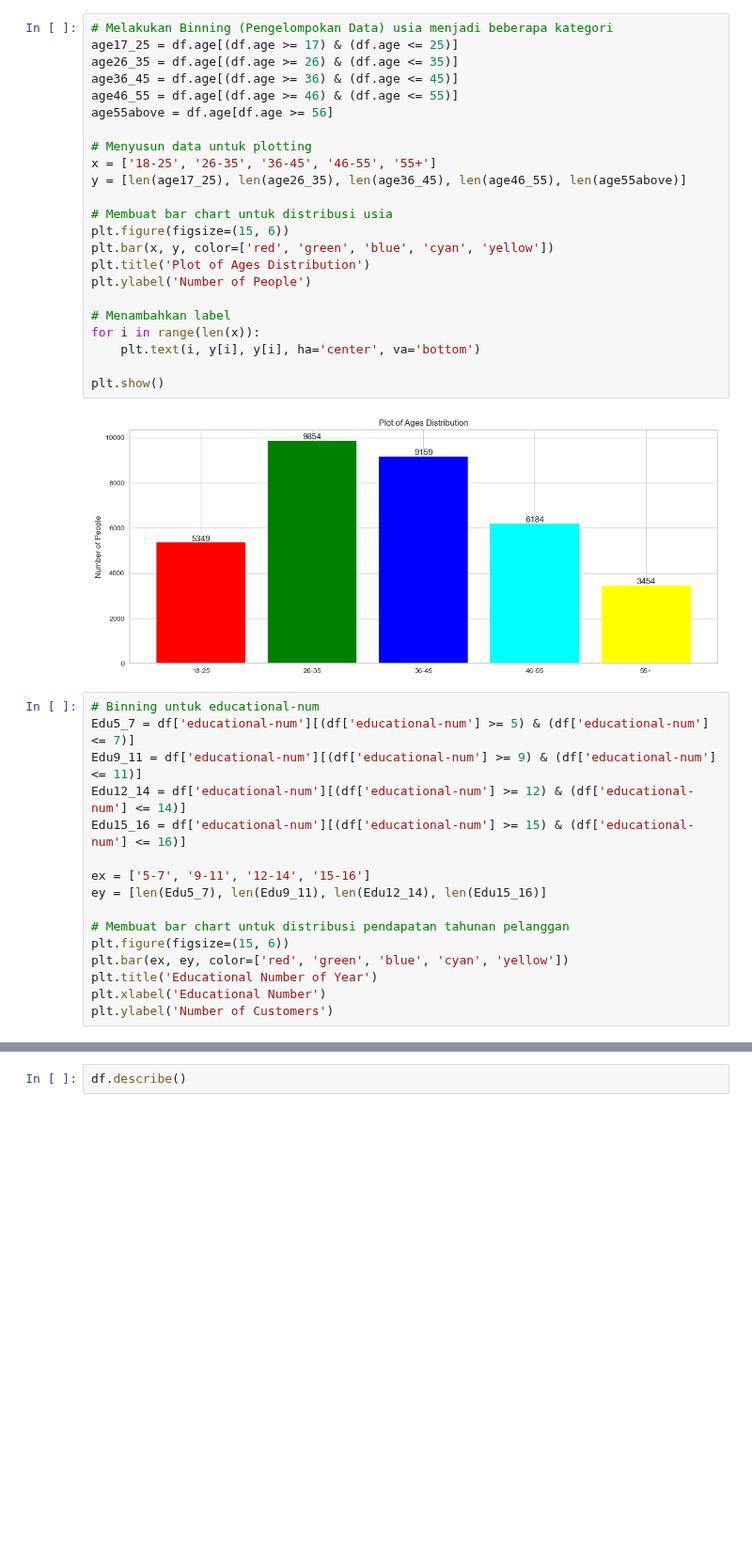
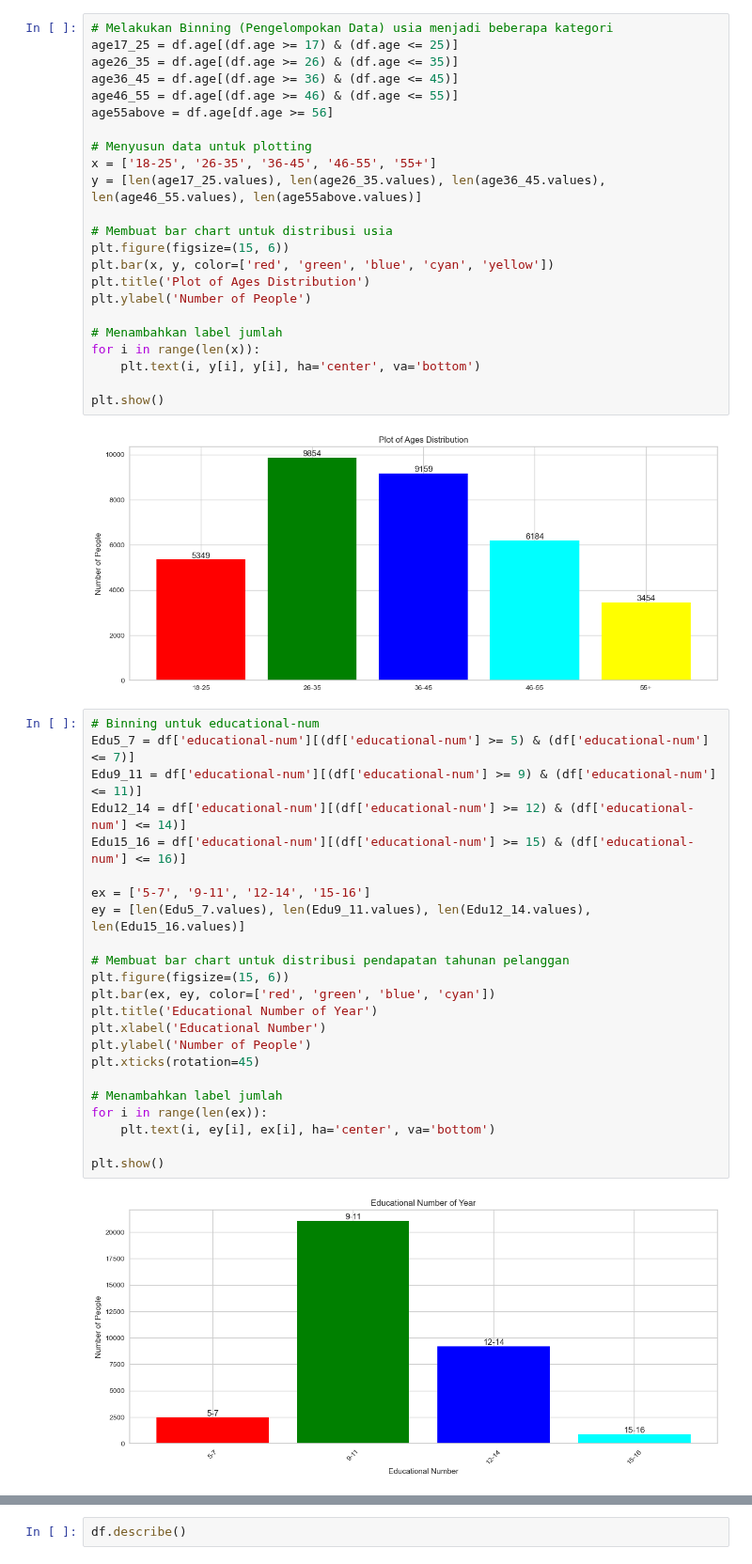
Before and after one commit to gerynsb/Project_ML_Clustering, a Jupyter notebook: [Clustering]_Submission_Akhir_BMLP_Dean Gery Pasamba.ipynb, the cells around one changed output, grey strips where cells are left out. Shown at 94% size. Cells and saved outputs as stored; diff of their text form; blank space fills up the shorter version.

```diff
--- a/[Clustering]_Submission_Akhir_BMLP_Dean Gery Pasamba.ipynb
+++ b/[Clustering]_Submission_Akhir_BMLP_Dean Gery Pasamba.ipynb
@@ -369,7 +369,7 @@ age55above = df.age[df.age >= 56]
 
 # Menyusun data untuk plotting
 x = ['18-25', '26-35', '36-45', '46-55', '55+']
-y = [len(age17_25), len(age26_35), len(age36_45), len(age46_55), len(age55above)]
+y = [len(age17_25.values), len(age26_35.values), len(age36_45.values), len(age46_55.values), len(age55above.values)]
 
 # Membuat bar chart untuk distribusi usia
 plt.figure(figsize=(15, 6))
@@ -377,7 +377,7 @@ plt.bar(x, y, color=['red', 'green', 'blue', 'cyan', 'yellow'])
 plt.title('Plot of Ages Distribution')
 plt.ylabel('Number of People')
 
-# Menambahkan label
+# Menambahkan label jumlah
 for i in range(len(x)):
     plt.text(i, y[i], y[i], ha='center', va='bottom')
 
@@ -387,16 +387,25 @@ plt.show()
 # %%
 # Binning untuk educational-num
 Edu5_7 = df['educational-num'][(df['educational-num'] >= 5) & (df['educational-num'] <= 7)]
 Edu9_11 = df['educational-num'][(df['educational-num'] >= 9) & (df['educational-num'] <= 11)]
 Edu12_14 = df['educational-num'][(df['educational-num'] >= 12) & (df['educational-num'] <= 14)]
 Edu15_16 = df['educational-num'][(df['educational-num'] >= 15) & (df['educational-num'] <= 16)]
 
 ex = ['5-7', '9-11', '12-14', '15-16']
-ey = [len(Edu5_7), len(Edu9_11), len(Edu12_14), len(Edu15_16)]
+ey = [len(Edu5_7.values), len(Edu9_11.values), len(Edu12_14.values), len(Edu15_16.values)]
 
 # Membuat bar chart untuk distribusi pendapatan tahunan pelanggan
 plt.figure(figsize=(15, 6))
-plt.bar(ex, ey, color=['red', 'green', 'blue', 'cyan', 'yellow'])
+plt.bar(ex, ey, color=['red', 'green', 'blue', 'cyan'])
 plt.title('Educational Number of Year')
 plt.xlabel('Educational Number')
-plt.ylabel('Number of Customers')
+plt.ylabel('Number of People')
+plt.xticks(rotation=45)
+
+# Menambahkan label jumlah
+for i in range(len(ex)):
+    plt.text(i, ey[i], ex[i], ha='center', va='bottom')
+
+plt.show()
+# %% [output]
+[figure, added]
```
Also changed, not shown: parts of 1 cell of this notebook.
